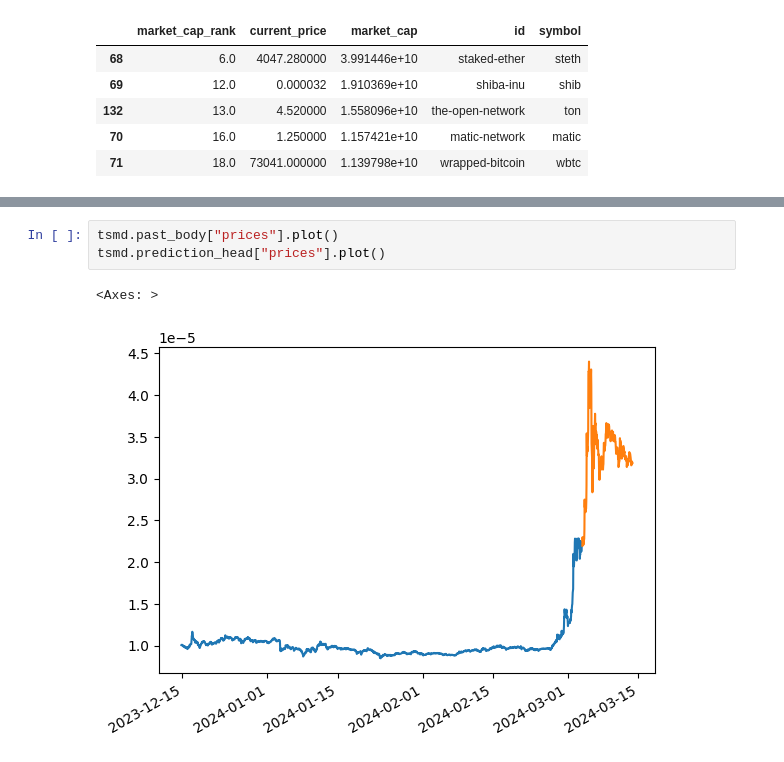
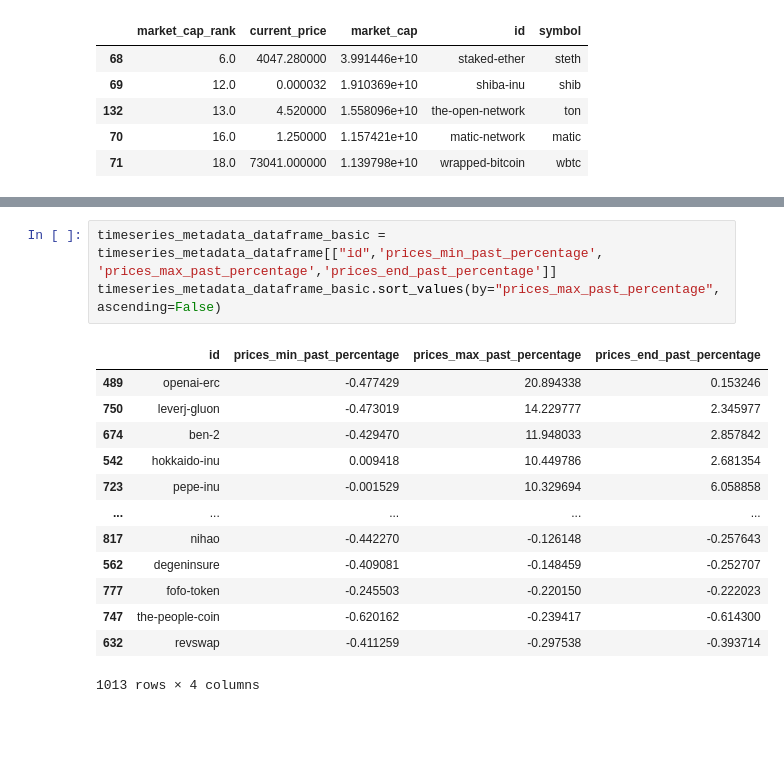
Before and after one commit to cesarali/birth-death-portfolio, a Jupyter notebook: notebooks/Data/Coingecko/parse_timeseries.ipynb, the cells around one changed output, grey strips where cells are left out. Saved outputs shown, nothing was run; the diff lists cells and outputs as text; blank space fills up the shorter version.

```diff
--- a/notebooks/Data/Coingecko/parse_timeseries.ipynb
+++ b/notebooks/Data/Coingecko/parse_timeseries.ipynb
@@ -90,6 +91,17 @@ tsmd.ts.head()
-# %%
-tsmd.past_body["prices"].plot()
-tsmd.prediction_head["prices"].plot()
-# %% [output]
-<Axes: >
-[figure, removed]
+# %%
+timeseries_metadata_dataframe_basic = timeseries_metadata_dataframe[["id",'prices_min_past_percentage', 'prices_max_past_percentage','prices_end_past_percentage']]
+timeseries_metadata_dataframe_basic.sort_values(by="prices_max_past_percentage",ascending=False)
+# %% [output]
+|  | id | prices_min_past_percentage | prices_max_past_percentage | prices_end_past_percentage |
+| 489 | openai-erc | -0.477429 | 20.894338 | 0.153246 |
+| 750 | leverj-gluon | -0.473019 | 14.229777 | 2.345977 |
+| 674 | ben-2 | -0.429470 | 11.948033 | 2.857842 |
+| 542 | hokkaido-inu | 0.009418 | 10.449786 | 2.681354 |
+| 723 | pepe-inu | -0.001529 | 10.329694 | 6.058858 |
+| ... | ... | ... | ... | ... |
+| 817 | nihao | -0.442270 | -0.126148 | -0.257643 |
+| 562 | degeninsure | -0.409081 | -0.148459 | -0.252707 |
+| 777 | fofo-token | -0.245503 | -0.220150 | -0.222023 |
+| 747 | the-people-coin | -0.620162 | -0.239417 | -0.614300 |
+| 632 | revswap | -0.411259 | -0.297538 | -0.393714 |
+1013 rows × 4 columns
```
Also changed, not shown: parts of 9 cells of this notebook, 4 other files.
